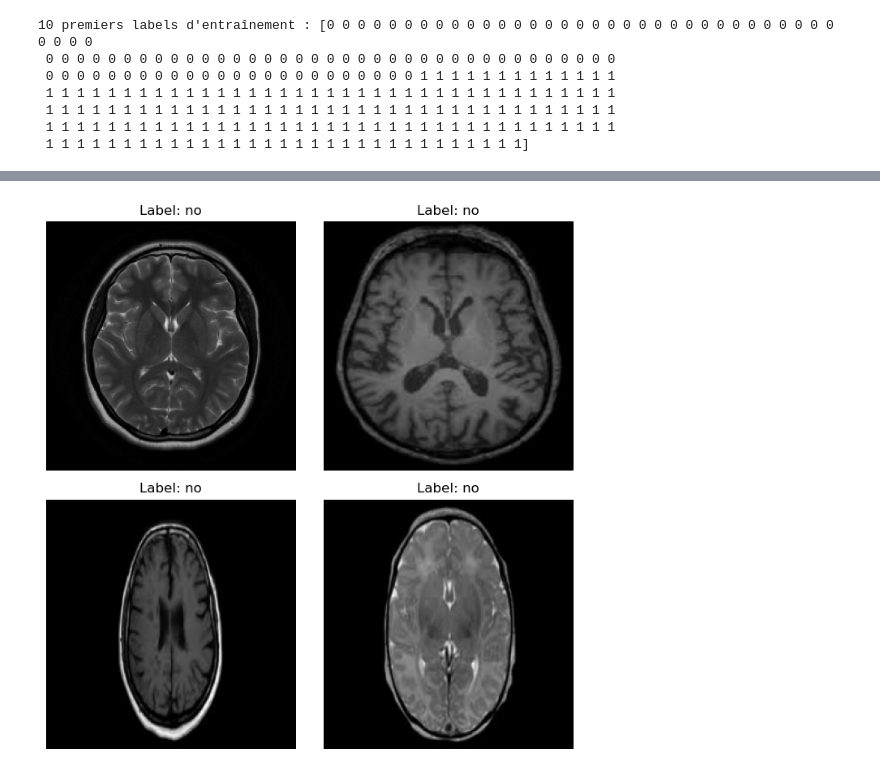
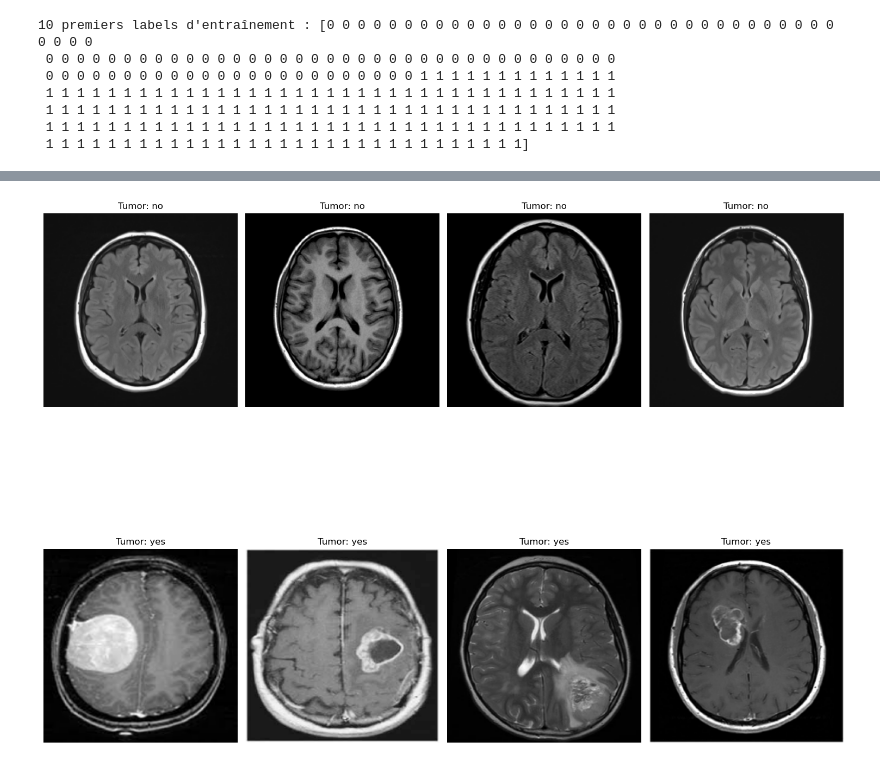
Before and after one commit to Niamke/Brain_MRI_Images_for_Brain_Tumor_Detection, a Jupyter notebook: Brain_Tumor_Detection.ipynb, the cells around one changed output, grey strips where cells are left out. Cells and saved outputs as stored; diff of their text form; code cells hidden in the pictures.

```diff
--- a/Brain_Tumor_Detection.ipynb
+++ b/Brain_Tumor_Detection.ipynb
@@ -14,12 +14,9 @@ print(tf.__version__)
 # %% [output]
 2.19.0
 # %%
-import tensorflow as tf
-import numpy as np
-
 # Chemins vers les dossiers
-train_dir = "D:/Projets_Machine_Learning/Brain_MRI_Images_for_Brain_Tumor_Detection/dataBase/train"
-test_dir =  "D:/Projets_Machine_Learning/Brain_MRI_Images_for_Brain_Tumor_Detection/dataBase/test"
+train_dir = "D:/Projets - Machine - Learning/Brain_MRI_Images_for_Brain_Tumor_Detection/dataBase/train"
+test_dir =  "D:/Projets - Machine - Learning/Brain_MRI_Images_for_Brain_Tumor_Detection/dataBase/test"
 
 # Taille des images (redimensionner car les images n'ont pas la meme dimension)
 # 224x224 est une taille standard utilisée par beaucoup de modèles pré-entraînés (ex: ResNet, VGG, MobileNet)
@@ -62,13 +59,13 @@ test_images = np.stack(test_images)
 test_labels = np.array(test_labels)
 
 # Regrouper comme dans Fashion MNIST
-ss = ((train_images, train_labels), (test_images, test_labels))
+dataImage = ((train_images, train_labels), (test_images, test_labels))
 
-print("Format final de ss :")
-print("train_images shape :", ss[0][0].shape)
-print("train_labels shape :", ss[0][1].shape)
-print("test_images shape :", ss[1][0].shape)
-print("test_labels shape :", ss[1][1].shape)
+print("Format final de dataImage :")
+print("train_images shape :", dataImage[0][0].shape)
+print("train_labels shape :", dataImage[0][1].shape)
+print("test_images shape :", dataImage[1][0].shape)
+print("test_labels shape :", dataImage[1][1].shape)
 # %% [output]
 Found 253 files belonging to 2 classes.
 Found 253 files belonging to 2 classes.
@@ -104,22 +130,20 @@ plt.show()
 # %%
-import matplotlib.pyplot as plt
-
 # Extraire les données
-(train_images, train_labels), _ = ss
+(train_images, train_labels), _ = dataImage
 
 # Créer une figure
-plt.figure(figsize=(7, 7))
+plt.figure(figsize=(15, 15))
 
 # Boucle pour les 4 premières images
-for i in range(4):
-    plt.subplot(2, 2, i + 1)  # 2 lignes, 2 colonnes
-    plt.imshow(train_images[i].astype("uint8"))
-    label = train_labels[i]
+for i in range(8):
+    plt.subplot(2,4,i+ 1)  # 2 lignes, 3 colonnes
+    plt.imshow(train_images[i+94].astype("uint8"))
+    label = train_labels[i+94]
     label_text = "yes" if label == 1 else "no"
-    plt.title(f"Label: {label_text}")
+    plt.title(f"Tumor: {label_text}")
     plt.axis('off')
 
 plt.tight_layout()
 plt.show()
 # %% [output]
-[figure, old version]
+[figure, new version]
```
Also changed, not shown: parts of 7 cells of this notebook, 1 other file.
